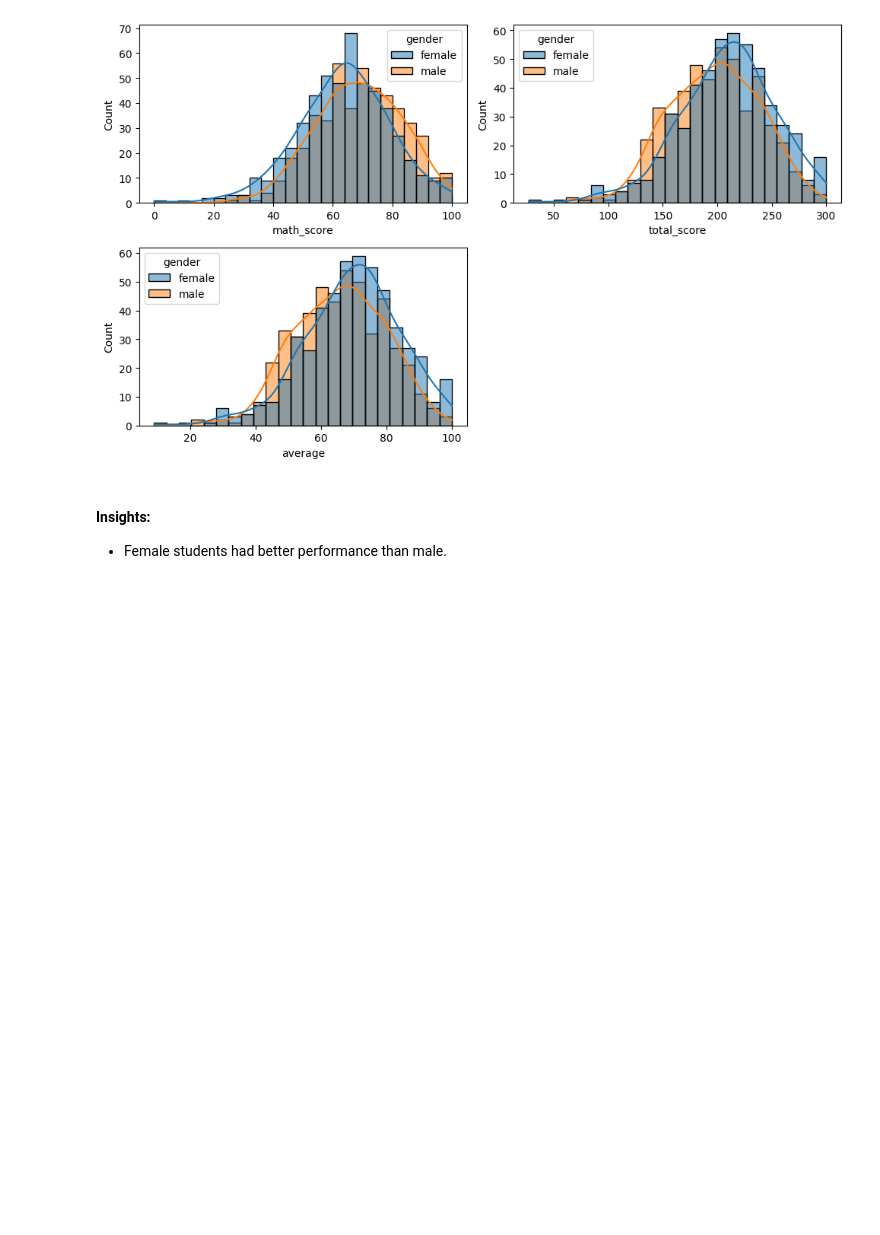
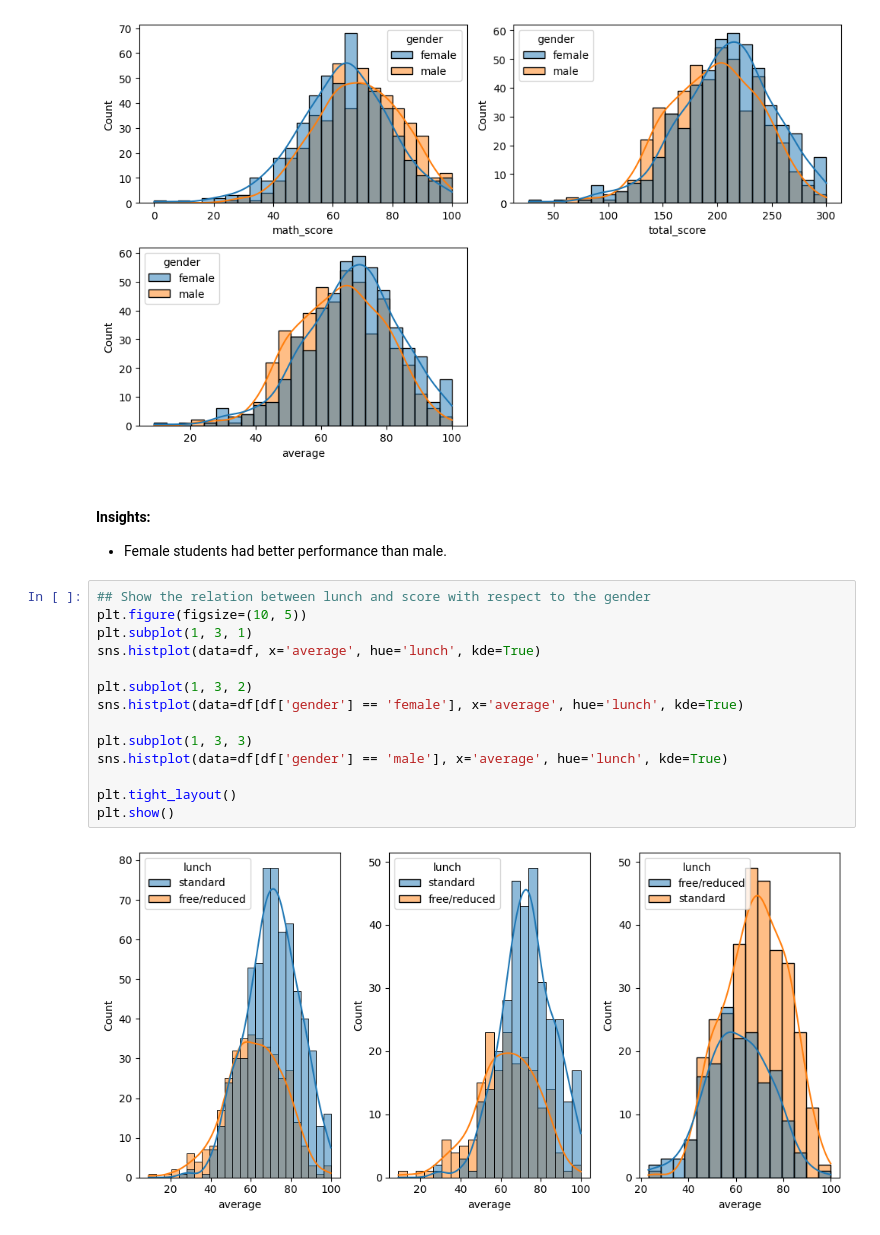
Before and after one commit to saikatcodec/student-performance, a Jupyter notebook: notebooks/EDA_on_datasets.ipynb, the cells around one changed output. Saved outputs shown, nothing was run; the diff lists cells and outputs as text; blank space fills up the shorter version.

```diff
--- a/notebooks/EDA_on_datasets.ipynb
+++ b/notebooks/EDA_on_datasets.ipynb
@@ -206,3 +206,19 @@ plt.show()
 # %% [markdown]
 #### Insights:
 - Female students had better performance than male.
+# %%
+## Show the relation between lunch and score with respect to the gender
+plt.figure(figsize=(10, 5))
+plt.subplot(1, 3, 1)
+sns.histplot(data=df, x='average', hue='lunch', kde=True)
+
+plt.subplot(1, 3, 2)
+sns.histplot(data=df[df['gender'] == 'female'], x='average', hue='lunch', kde=True)
+
+plt.subplot(1, 3, 3)
+sns.histplot(data=df[df['gender'] == 'male'], x='average', hue='lunch', kde=True)
+
+plt.tight_layout()
+plt.show()
+# %% [output]
+[figure, added]
```
Also changed, not shown: parts of 7 cells of this notebook.
